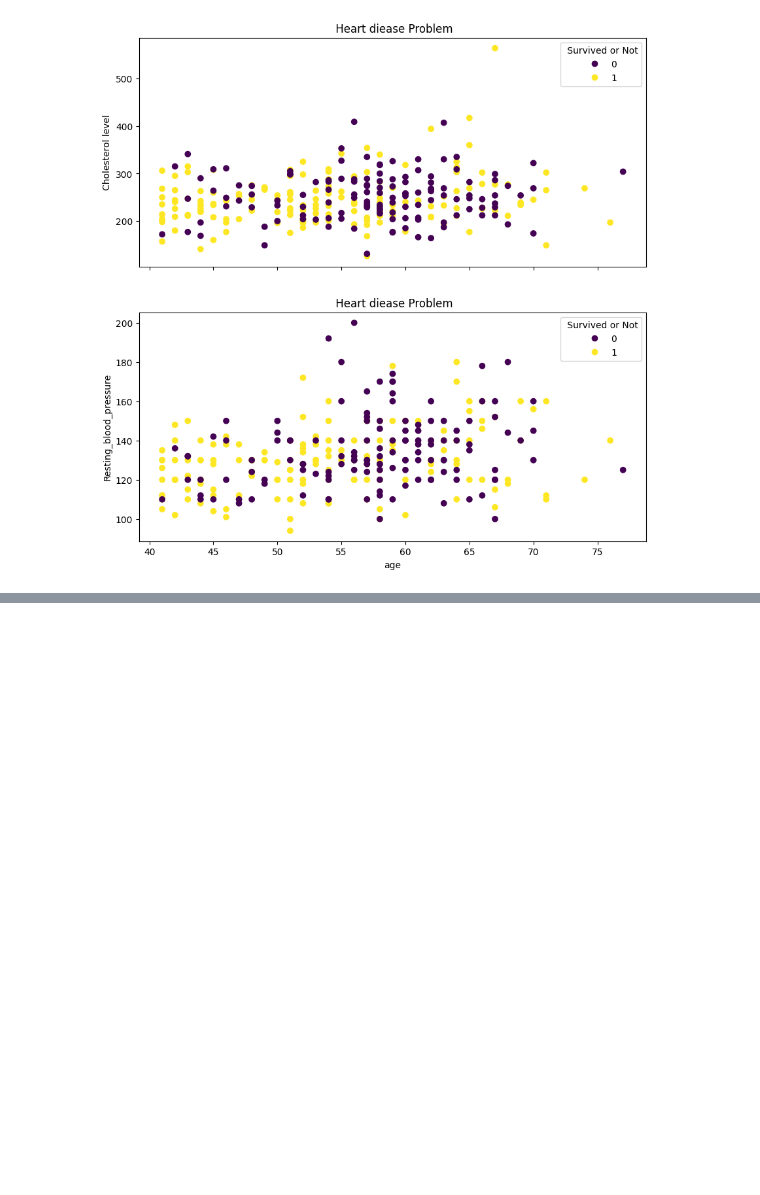
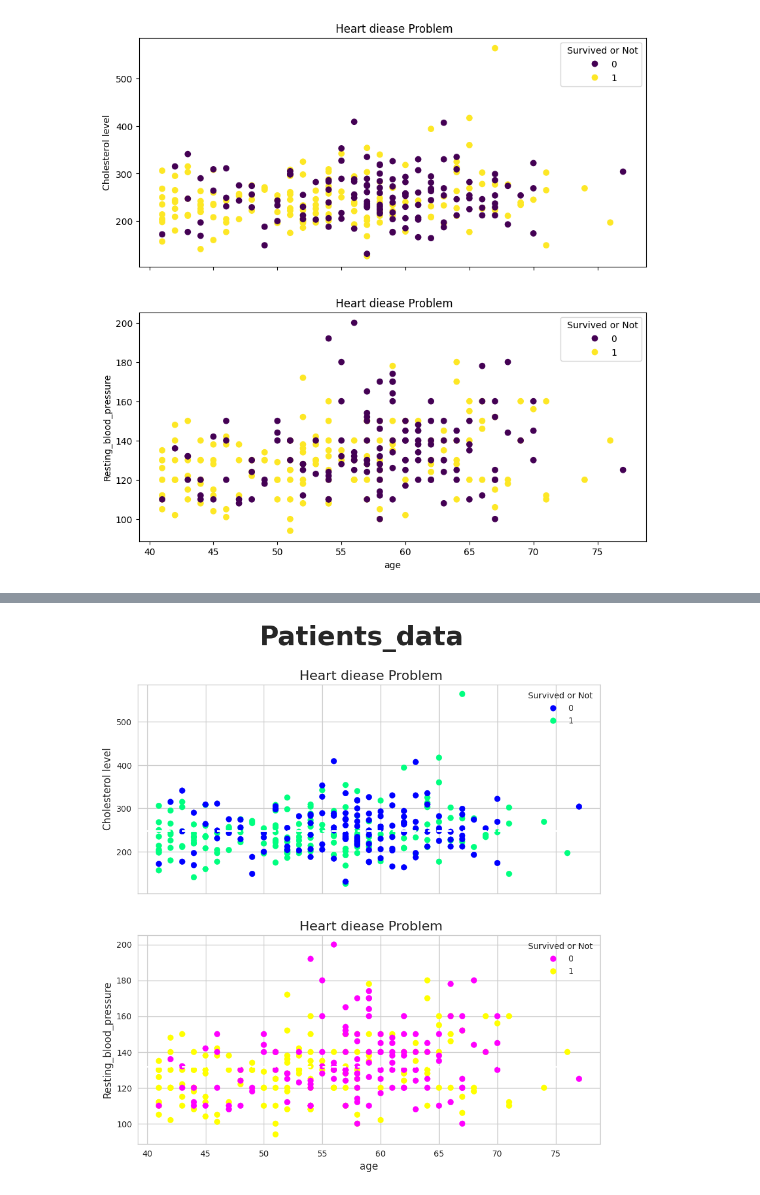
Before and after one commit to MuhammadRehanKhalid/Ehunar_ML_AI, a Jupyter notebook: M_9_Matplot_object_oriented_OO_vs_simple_pyplot_method.ipynb, the cells around one changed output, grey strips where cells are left out. Drawn from its saved outputs; the diff is of its cells as text; code cells hidden in the pictures; blank space fills up the shorter version.

Commit message:
patient data store

```diff
--- a/M_9_Matplot_object_oriented_OO_vs_simple_pyplot_method.ipynb
+++ b/M_9_Matplot_object_oriented_OO_vs_simple_pyplot_method.ipynb
@@ -131,0 +230,36 @@ scatter_plot1;
+# %%
+# naming entries figures
+# create plot canvas
+fig, (plot1,plot2) = plt.subplots(ncols=1, nrows=2, figsize=(10,10), sharex=True)
+# create first graph
+scatter_plot = plot1.scatter(x = over_40['age'],
+                         y = over_40['chol'],
+                         c = over_40['output'],
+                            cmap='winter')
+# coustomize
+plot1.set(title=' Heart diease Problem',
+      # xlabel = 'age',
+      ylabel = 'Cholesterol level')
+plot1.legend(*scatter_plot.legend_elements(), title =  ' Survived or Not')
+# 2nd Plot
+# create first graph
+scatter_plot1 = plot2.scatter(x = over_40['age'],
+                         y = over_40['trtbps'],
+                         c = over_40['output'],
+                             cmap='spring')
+# coustomize
+plot2.set(title=' Heart diease Problem',
+      xlabel = 'age',
+      ylabel = 'Resting_blood_pressure')
+plot2.legend(*scatter_plot1.legend_elements(), title =  ' Survived or Not')
+plot1.axhline(y = over_40['chol'].mean(), linestyle = '--')
+plot2.axhline(y = over_40['trtbps'].mean(), linestyle = '--')
+plt.style.use( 'seaborn-v0_8-whitegrid')
+fig.suptitle('Patients_data', fontsize = 32, fontweight = 'bold')
+
+scatter_plot;
+scatter_plot1;
+
+# save figure
+# %% [output]
+[figure, added]
```
Also changed, not shown: parts of 7 cells of this notebook, 1 other file.
